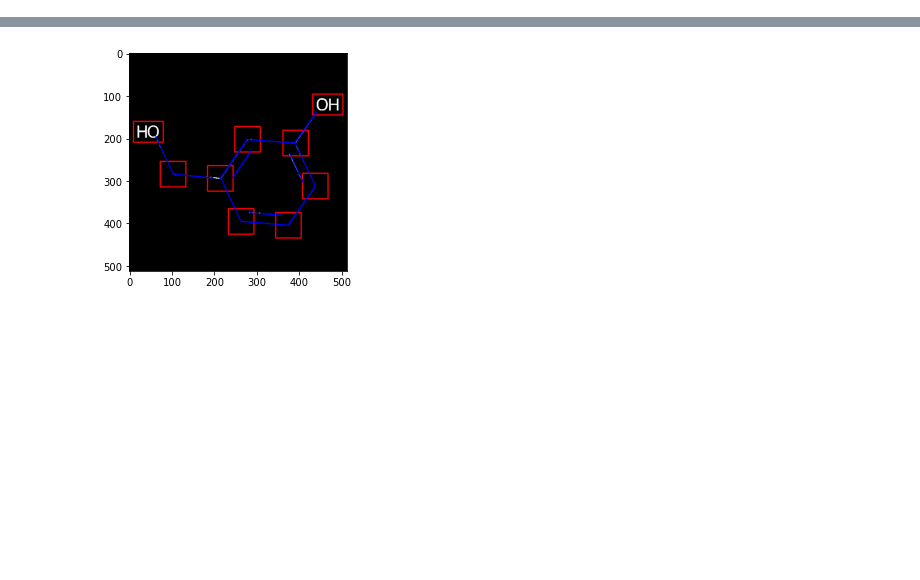
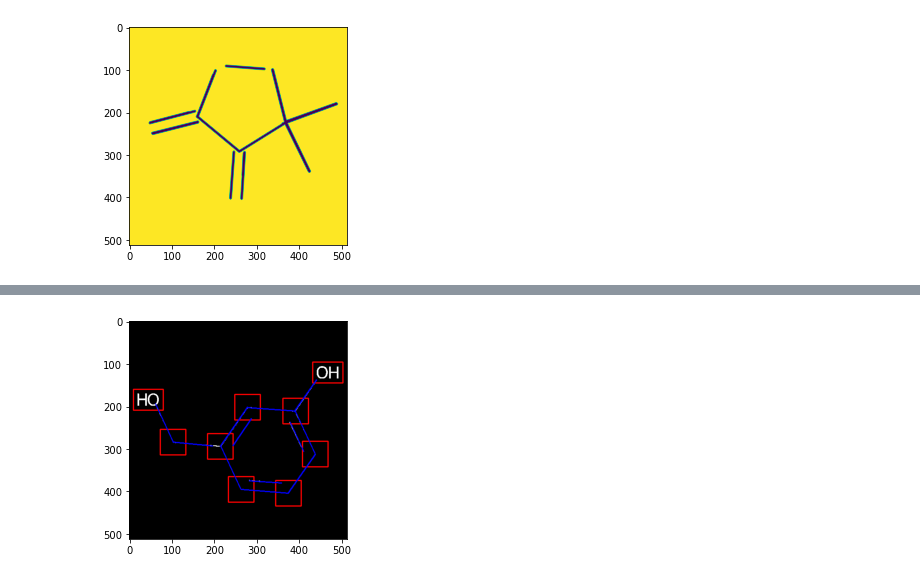
Before and after one commit to kot239/chem-to-smiles, a Jupyter notebook: src/ImagesWithCV.ipynb, the cells around one changed output, grey strips where cells are left out. Drawn from its saved outputs; the diff is of its cells as text; code cells hidden in the pictures; blank space fills up the shorter version.

Commit message:
Add gluing lines

```diff
--- a/src/ImagesWithCV.ipynb
+++ b/src/ImagesWithCV.ipynb
@@ -215,0 +33,18 @@ plt.show()
+# %%
+lines = cv2.HoughLinesP(image=dst,
+                        rho=1,
+                        theta=(np.pi / 180),
+                        threshold=50,
+                        lines=None,
+                        minLineLength=45,
+                        maxLineGap=5
+)
+new_one = np.zeros([512, 512, 1], dtype=np.uint8)
+new_one.fill(255)
+for lin in lines:
+    l = lin[0]
+    cv2.line(new_one, (l[0], l[1]), (l[2], l[3]), (0, 0, 255), 3, cv2.LINE_AA)
+plt.imshow(new_one)
+plt.show()
+# %% [output]
+[figure, added]
```
Also changed, not shown: parts of 3 cells of this notebook, 3 other files.
